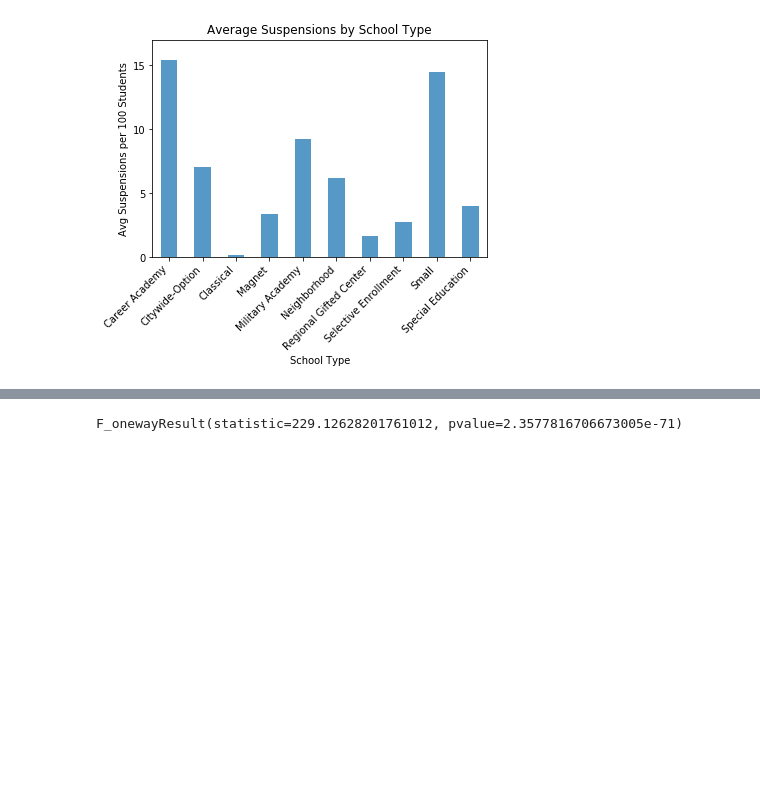
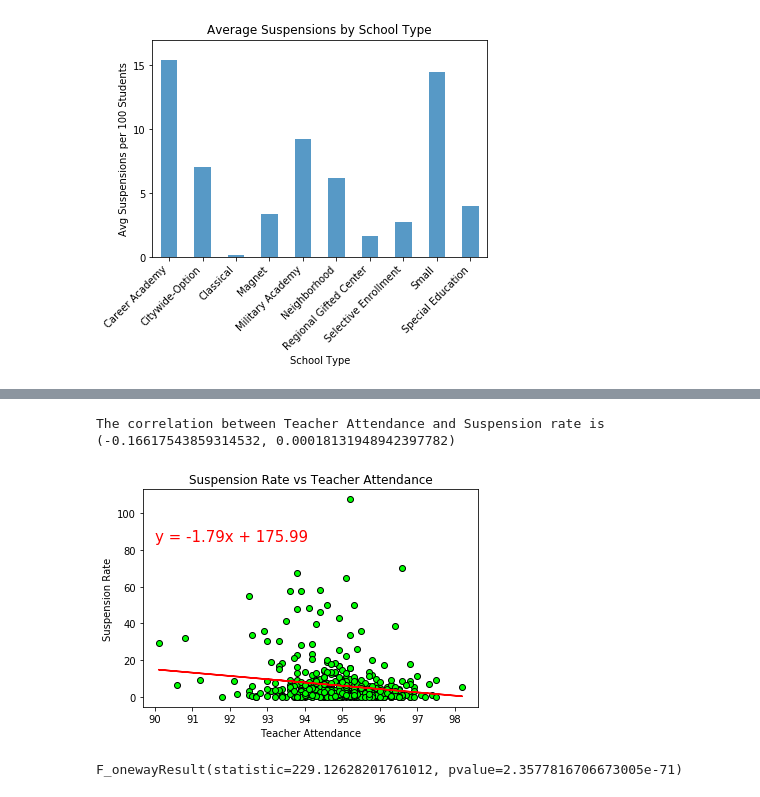
Before and after one commit to sjricketts/cps_success, a Jupyter notebook: cleaning_code.ipynb, the cells around one changed output, grey strips where cells are left out. Cells and saved outputs as stored; diff of their text form; code cells hidden in the pictures; blank space fills up the shorter version.

Commit message:
Saving regression figs

```diff
--- a/cleaning_code.ipynb
+++ b/cleaning_code.ipynb
@@ -321,3 +322,22 @@ plt.plot(x_values, regress_values, "r-");
+# %%
+#regression teacher attendance on suspension rate
+x_values = df_indexed["Teacher_Attendance_Year_1_Pct"]
+y_values = df_indexed["Suspensions_Per_100_Students_Year_1_Pct"]
+correlation=st.pearsonr(x_values, y_values)
+print(f"The correlation between Teacher Attendance and Suspension rate is {correlation}")
+(slope, intercept, rvalue, pvalue, stdder)=st.linregress(x_values, y_values)
+line_eq = "y = " +str(round(slope,2)) + "x + " + str(round(intercept, 2))
+regress_values=x_values * slope + intercept
+plt.annotate(line_eq,(90,85),fontsize=15,color="red")
+plt.xlabel("Teacher Attendance")
+plt.ylabel("Suspension Rate")
+plt.title("Suspension Rate vs Teacher Attendance")
+plt.scatter(x_values, y_values, facecolors="lime", edgecolors="black")
+plt.plot(x_values, regress_values, "r-");
+plt.savefig("Teacher_Attendance_vs_Suspension.png")
+# %% [output]
+The correlation between Teacher Attendance and Suspension rate is (-0.16617543859314532, 0.00018131948942397782)
+[figure, added]
 # %%
 #ANOVAs
 #Attendance Rate School Category
```
Also changed, not shown: parts of 2 cells of this notebook, 3 other files.
